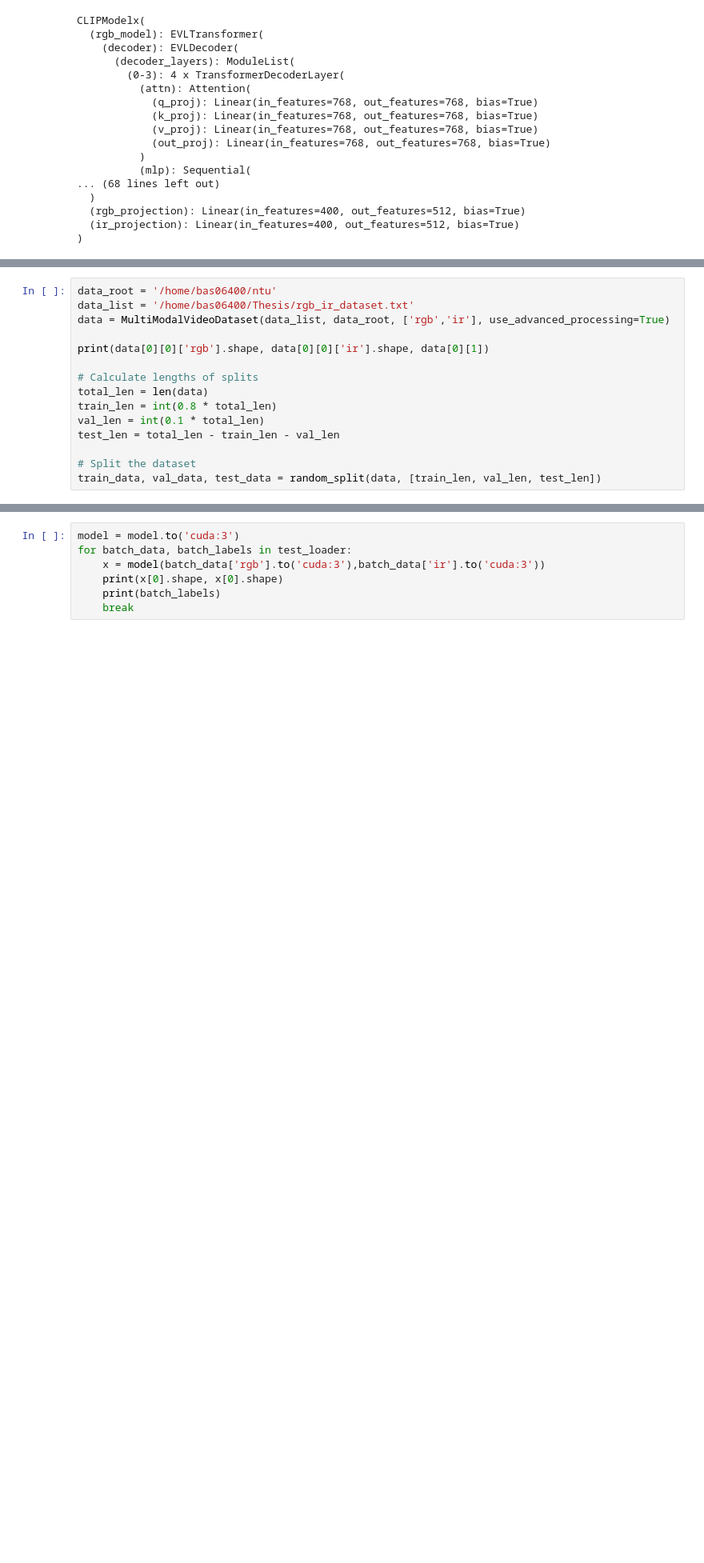
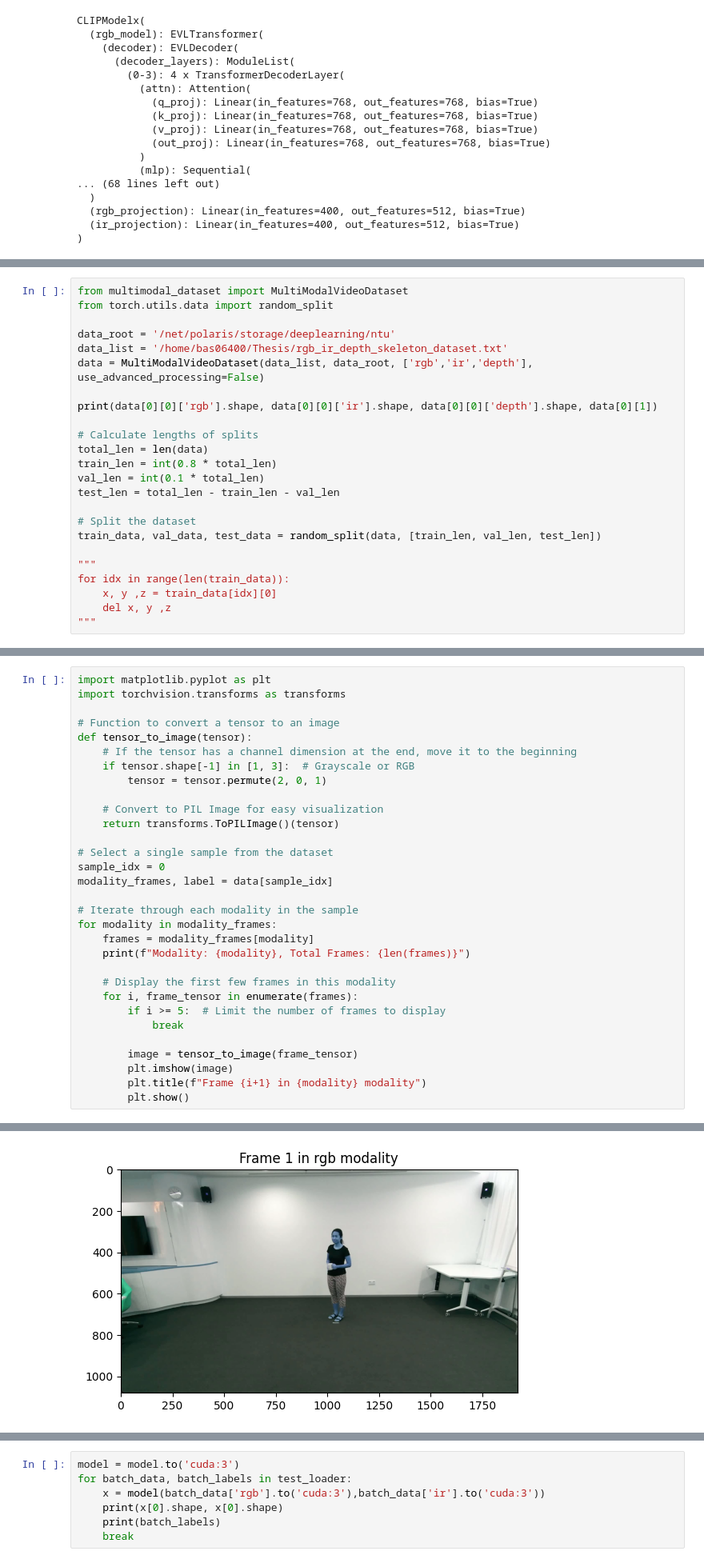
Before and after one commit to LivienMajer/cmvra, a Jupyter notebook: dev.ipynb, the cells around one changed output, grey strips where cells are left out. Shown at 80% size. Saved outputs shown, nothing was run; the diff lists cells and outputs as text; blank space fills up the shorter version.

Commit message:
container mist fix skeleton data add dataset overhaul

```diff
--- a/dev.ipynb
+++ b/dev.ipynb
@@ -113,9 +179,12 @@ from torch.utils.data import random_split
 # %%
-data_root = '/home/bas06400/ntu'
-data_list = '/home/bas06400/Thesis/rgb_ir_dataset.txt'
-data = MultiModalVideoDataset(data_list, data_root, ['rgb','ir'], use_advanced_processing=True)
+from multimodal_dataset import MultiModalVideoDataset
+from torch.utils.data import random_split
 
-print(data[0][0]['rgb'].shape, data[0][0]['ir'].shape, data[0][1])
+data_root = '/net/polaris/storage/deeplearning/ntu'
+data_list = '/home/bas06400/Thesis/rgb_ir_depth_skeleton_dataset.txt'
+data = MultiModalVideoDataset(data_list, data_root, ['rgb','ir','depth'], use_advanced_processing=False)
+
+print(data[0][0]['rgb'].shape, data[0][0]['ir'].shape, data[0][0]['depth'].shape, data[0][1])
 
 # Calculate lengths of splits
 total_len = len(data)
@@ -125,4 +194,10 @@ test_len = total_len - train_len - val_len
 
 # Split the dataset
 train_data, val_data, test_data = random_split(data, [train_len, val_len, test_len])
+
+"""
+for idx in range(len(train_data)):
+    x, y ,z = train_data[idx][0]
+    del x, y ,z
+"""
 # %% [output]
@@ -129,0 +206,32 @@ torch.Size([3, 8, 224, 224]) torch.Size([3, 8, 224, 224]) 1
+# %%
+import matplotlib.pyplot as plt
+import torchvision.transforms as transforms
+
+# Function to convert a tensor to an image
+def tensor_to_image(tensor):
+    # If the tensor has a channel dimension at the end, move it to the beginning
+    if tensor.shape[-1] in [1, 3]:  # Grayscale or RGB
+        tensor = tensor.permute(2, 0, 1)
+
+    # Convert to PIL Image for easy visualization
+    return transforms.ToPILImage()(tensor)
+
+# Select a single sample from the dataset
+sample_idx = 0
+modality_frames, label = data[sample_idx]
+
+# Iterate through each modality in the sample
+for modality in modality_frames:
+    frames = modality_frames[modality]
+    print(f"Modality: {modality}, Total Frames: {len(frames)}")
+
+    # Display the first few frames in this modality
+    for i, frame_tensor in enumerate(frames):
+        if i >= 5:  # Limit the number of frames to display
+            break
+
+        image = tensor_to_image(frame_tensor)
+        plt.imshow(image)
+        plt.title(f"Frame {i+1} in {modality} modality")
+        plt.show()
+# %% [output]
@@ -129,0 +239 @@ torch.Size([3, 8, 224, 224]) torch.Size([3, 8, 224, 224]) 1
+[figure, added]
```
Also changed, not shown: parts of 9 cells of this notebook, 35 other files.
